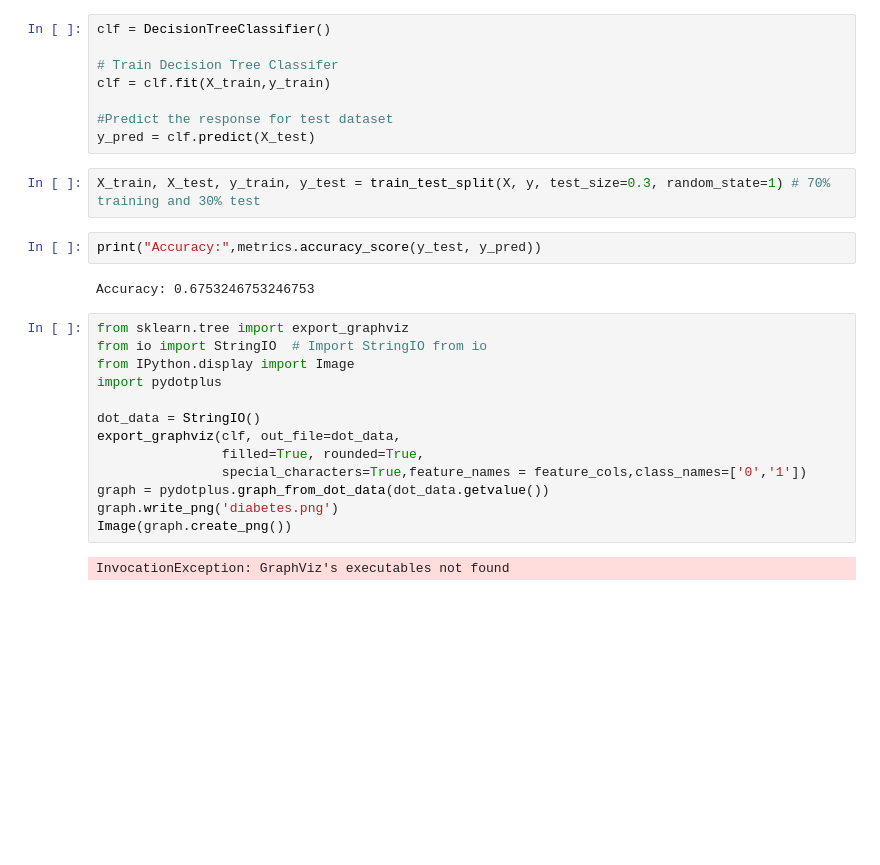
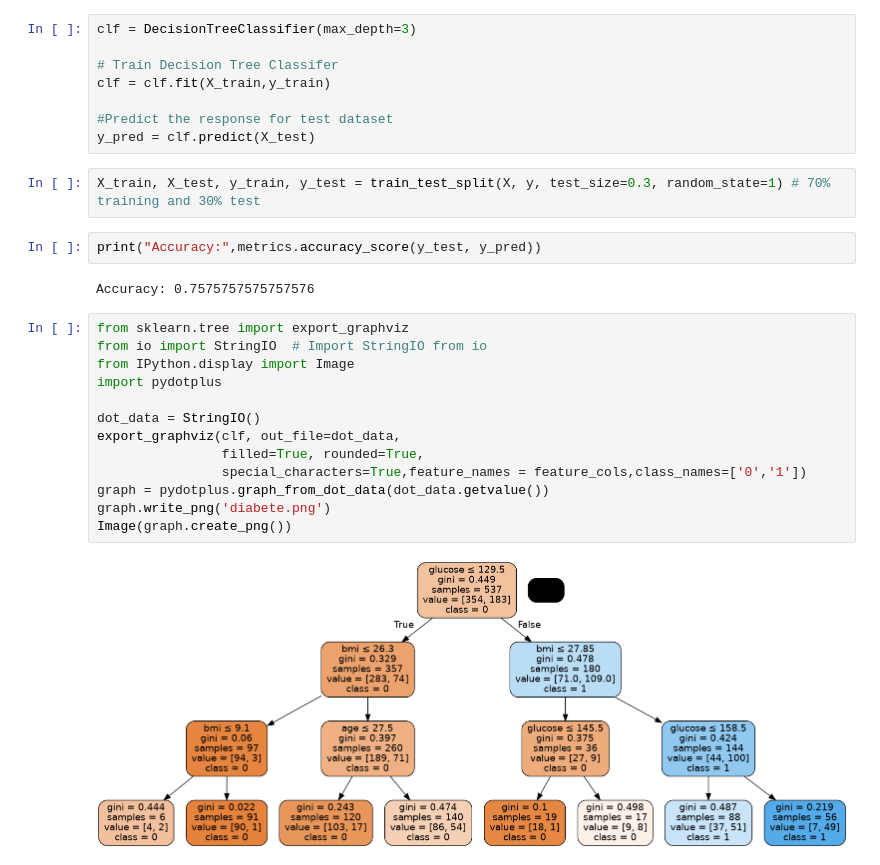
Before and after one commit to codes71/Semester5, a Jupyter notebook: lab6.ipynb, the cells around one changed output. Cells and saved outputs as stored; diff of their text form; blank space fills up the shorter version.

```diff
--- a/lab6.ipynb
+++ b/lab6.ipynb
@@ -31,7 +31,7 @@ y = pima.label # Target variable
 # %%
 X_train, X_test, y_train, y_test = train_test_split(X, y, test_size=0.3, random_state=1) # 70% training and 30% test
 # %%
-clf = DecisionTreeClassifier()
+clf = DecisionTreeClassifier(max_depth=3)
 
 # Train Decision Tree Classifer
 clf = clf.fit(X_train,y_train)
@@ -43,19 +43,19 @@ X_train, X_test, y_train, y_test = train_test_split(X, y, test_size=0.3, random_
 # %%
 print("Accuracy:",metrics.accuracy_score(y_test, y_pred))
 # %% [output]
-Accuracy: 0.6753246753246753
+Accuracy: 0.7575757575757576
 # %%
 from sklearn.tree import export_graphviz
 from io import StringIO  # Import StringIO from io
 from IPython.display import Image
 import pydotplus
 
 dot_data = StringIO()
 export_graphviz(clf, out_file=dot_data,
                 filled=True, rounded=True,
                 special_characters=True,feature_names = feature_cols,class_names=['0','1'])
 graph = pydotplus.graph_from_dot_data(dot_data.getvalue())
-graph.write_png('diabetes.png')
+graph.write_png('diabete.png')
 Image(graph.create_png())
 # %% [output]
-InvocationException: GraphViz's executables not found
+[figure, added]
```
Also changed, not shown: 4 other files.
